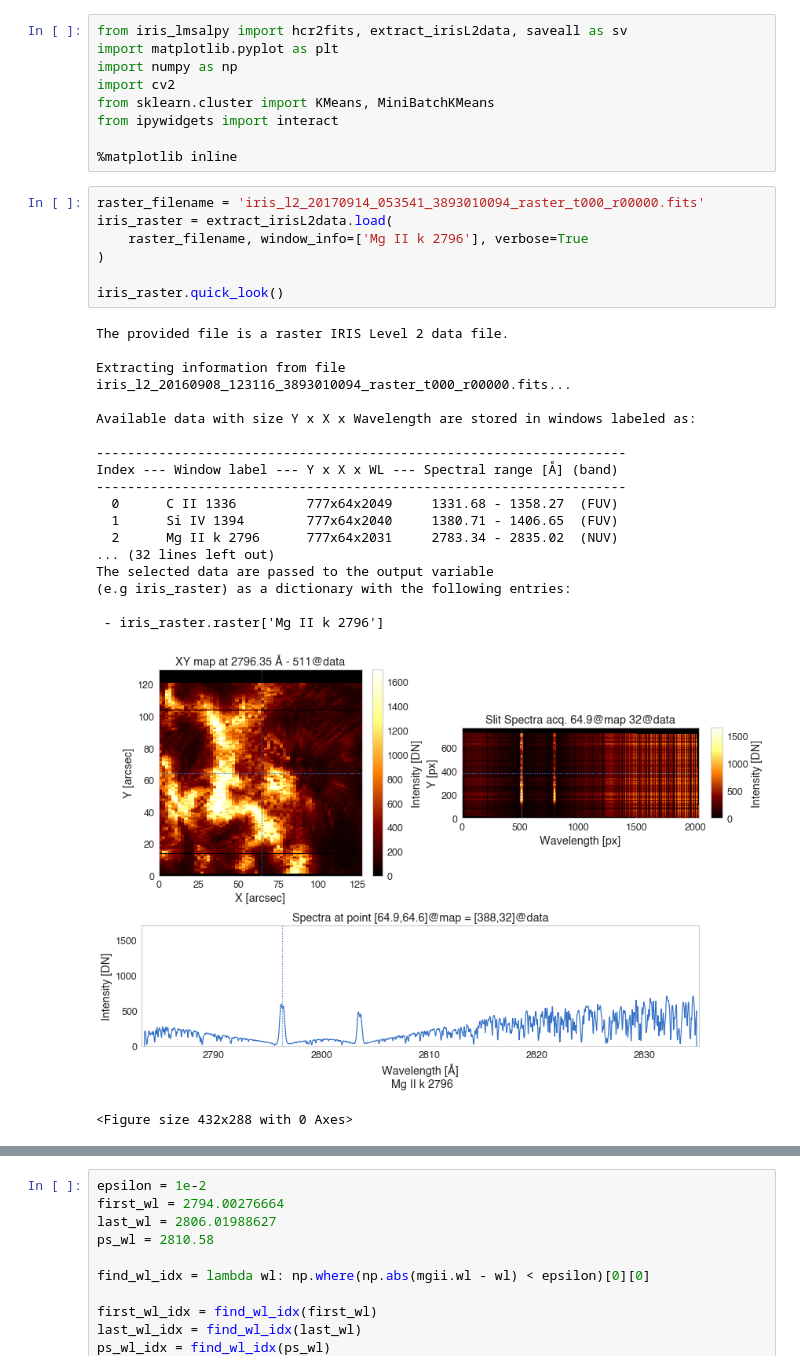
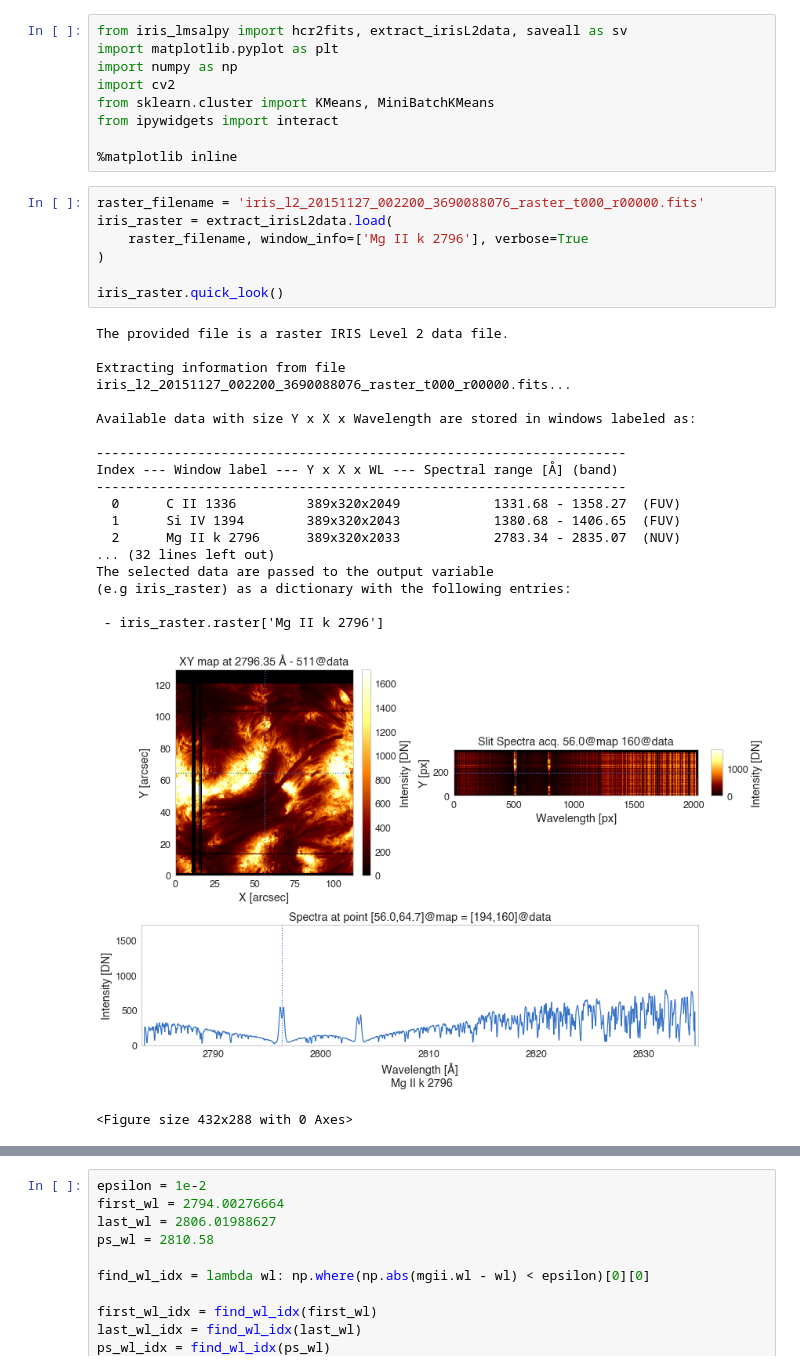
Before and after one commit to 13Ducks/LMSAL, a Jupyter notebook: sunspot_kmeans.ipynb, the cells around one changed output, grey strips where cells are left out. Cells and saved outputs as stored; diff of their text form.

```diff
--- a/sunspot_kmeans.ipynb
+++ b/sunspot_kmeans.ipynb
@@ -8,31 +8,31 @@ from ipywidgets import interact
 
 %matplotlib inline
 # %%
-raster_filename = 'iris_l2_20170914_053541_3893010094_raster_t000_r00000.fits'
+raster_filename = 'iris_l2_20151127_002200_3690088076_raster_t000_r00000.fits'
 iris_raster = extract_irisL2data.load(
     raster_filename, window_info=['Mg II k 2796'], verbose=True
 )
 
 iris_raster.quick_look()
 # %% [output]
 The provided file is a raster IRIS Level 2 data file.
 
-Extracting information from file iris_l2_20160908_123116_3893010094_raster_t000_r00000.fits...
+Extracting information from file iris_l2_20151127_002200_3690088076_raster_t000_r00000.fits...
 
 Available data with size Y x X x Wavelength are stored in windows labeled as:
 
 --------------------------------------------------------------------
 Index --- Window label --- Y x X x WL --- Spectral range [Å] (band)
 --------------------------------------------------------------------
-  0      C II 1336         777x64x2049     1331.68 - 1358.27  (FUV)
-  1      Si IV 1394        777x64x2040     1380.71 - 1406.65  (FUV)
-  2      Mg II k 2796      777x64x2031     2783.34 - 2835.02  (NUV)
+  0      C II 1336         389x320x2049            1331.68 - 1358.27  (FUV)
+  1      Si IV 1394        389x320x2043            1380.68 - 1406.65  (FUV)
+  2      Mg II k 2796      389x320x2033            2783.34 - 2835.07  (NUV)
 ... (32 lines left out)
 The selected data are passed to the output variable
 (e.g iris_raster) as a dictionary with the following entries:
 
  - iris_raster.raster['Mg II k 2796']
-[figure, old version]
+[figure, new version]
 <Figure size 432x288 with 0 Axes>
 # %%
 mgii = iris_raster.raster['Mg II k 2796']
```
Also changed, not shown: parts of 7 cells of this notebook, 2 other files.
